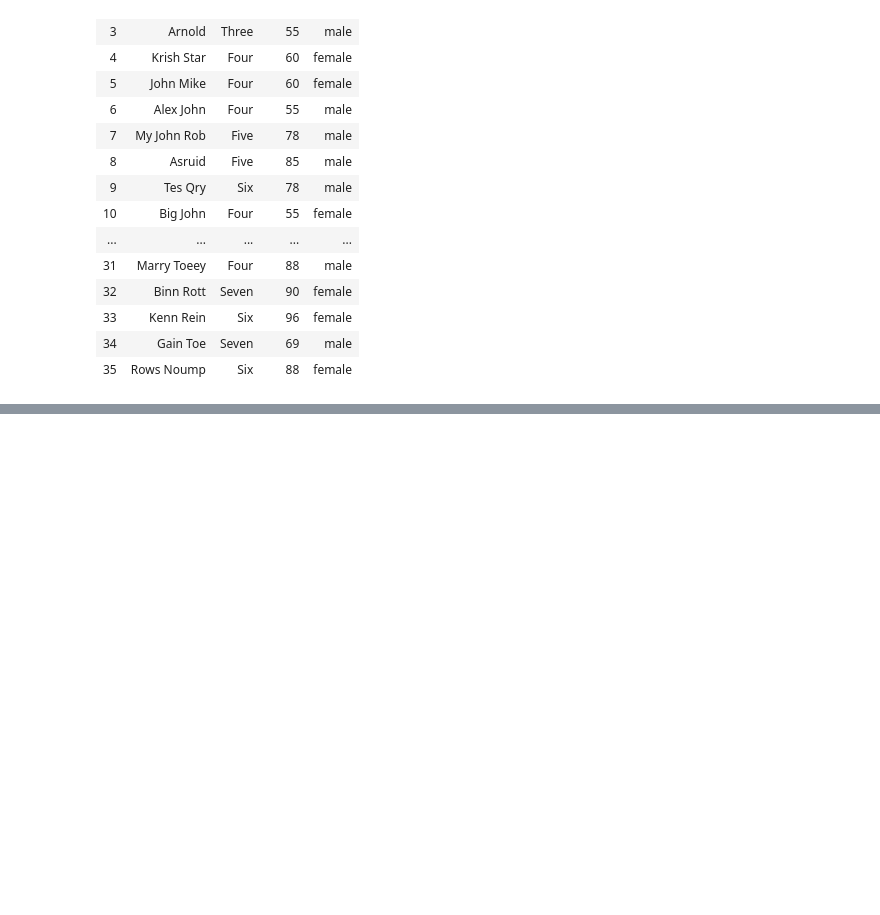
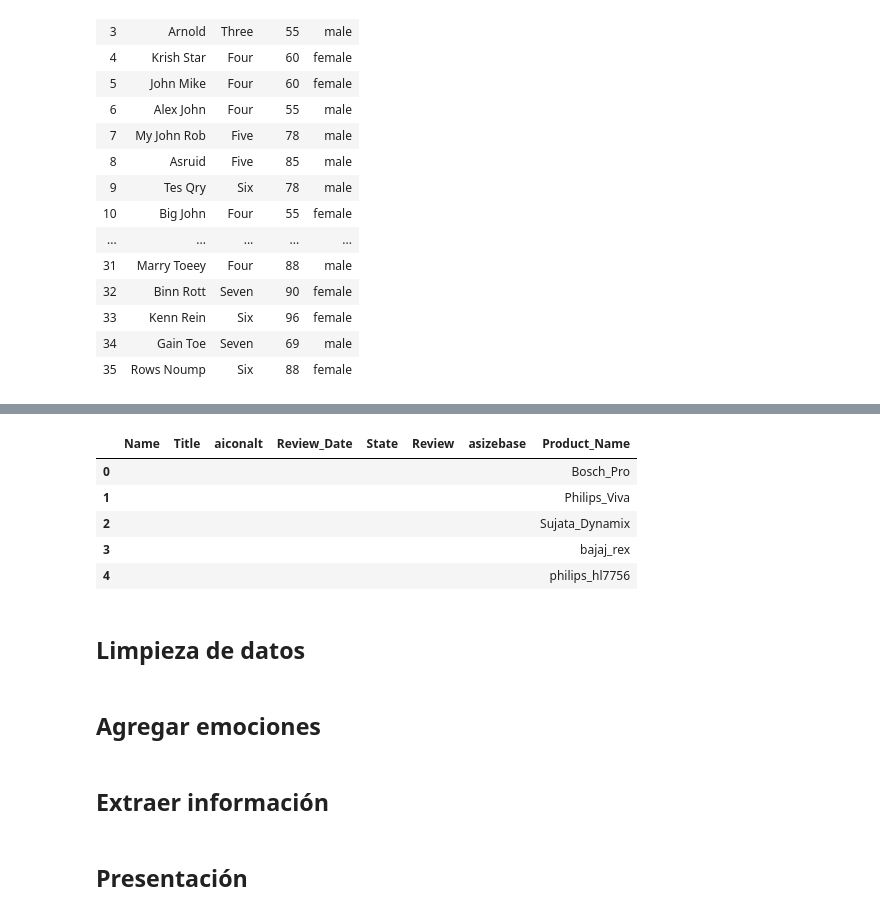
Before and after one commit to sharop/CD2001C, a Jupyter notebook: sandbox/warming_up.ipynb, the cells around one changed output, grey strips where cells are left out. Drawn from its saved outputs; the diff is of its cells as text; code cells hidden in the pictures; blank space fills up the shorter version.

```diff
--- a/sandbox/warming_up.ipynb
+++ b/sandbox/warming_up.ipynb
@@ -88,0 +129,16 @@ for row in r_set:
+# %%
+engine=create_engine("sqlite:////content/GrinderDB.db")
+conn = engine.connect()
+query = text('''SELECT * FROM GrinderFullReview''')
+
+df = pd.read_sql_query(query,conn)
+conn.close()
+# %%
+df.head()
+# %% [output]
+|  | Name | Title | aiconalt | Review_Date | State | Review | asizebase | Product_Name |
+| 0 |  |  |  |  |  |  |  | Bosch_Pro |
+| 1 |  |  |  |  |  |  |  | Philips_Viva |
+| 2 |  |  |  |  |  |  |  | Sujata_Dynamix |
+| 3 |  |  |  |  |  |  |  | bajaj_rex |
+| 4 |  |  |  |  |  |  |  | philips_hl7756 |
@@ -88,0 +149,8 @@ for row in r_set:
+# %% [markdown]
+## Limpieza de datos
+# %% [markdown]
+## Agregar emociones
+# %% [markdown]
+## Extraer información
+# %% [markdown]
+## Presentación
```
Also changed, not shown: parts of 21 cells of this notebook.
